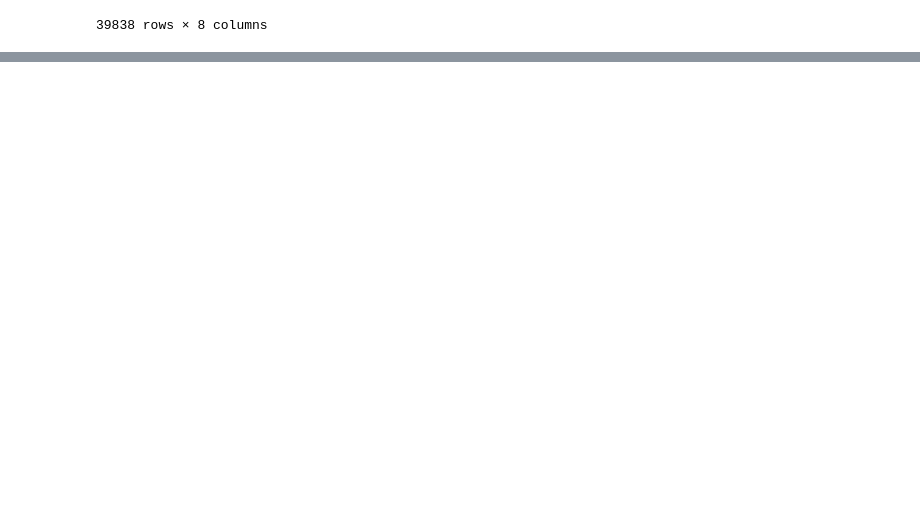
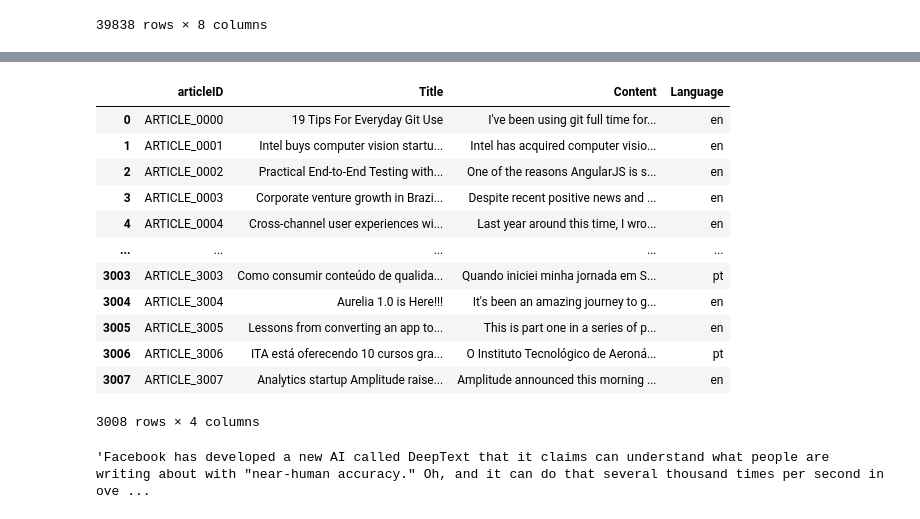
Before and after one commit to jayiuk/article_recsys, a Jupyter notebook: data_pre.ipynb, the cells around one changed output, grey strips where cells are left out. Drawn from its saved outputs; the diff is of its cells as text; code cells hidden in the pictures; blank space fills up the shorter version.

```diff
--- a/data_pre.ipynb
+++ b/data_pre.ipynb
@@ -345,0 +362,21 @@ view_arti_c[view_arti_c.duplicated(['articleID'], keep = 'first')]
+# %%
+arti_use = arti[['articleID', 'Title', 'Content', 'Language']]
+arti_use
+# %% [output]
+|  | articleID | Title | Content | Language |
+| 0 | ARTICLE_0000 | 19 Tips For Everyday Git Use | I've been using git full time for... | en |
+| 1 | ARTICLE_0001 | Intel buys computer vision startu... | Intel has acquired computer visio... | en |
+| 2 | ARTICLE_0002 | Practical End-to-End Testing with... | One of the reasons AngularJS is s... | en |
+| 3 | ARTICLE_0003 | Corporate venture growth in Brazi... | Despite recent positive news and ... | en |
+| 4 | ARTICLE_0004 | Cross-channel user experiences wi... | Last year around this time, I wro... | en |
+| ... | ... | ... | ... | ... |
+| 3003 | ARTICLE_3003 | Como consumir conteúdo de qualida... | Quando iniciei minha jornada em S... | pt |
+| 3004 | ARTICLE_3004 | Aurelia 1.0 is Here!!! | It's been an amazing journey to g... | en |
+| 3005 | ARTICLE_3005 | Lessons from converting an app to... | This is part one in a series of p... | en |
+| 3006 | ARTICLE_3006 | ITA está oferecendo 10 cursos gra... | O Instituto Tecnológico de Aeroná... | pt |
+| 3007 | ARTICLE_3007 | Analytics startup Amplitude raise... | Amplitude announced this morning ... | en |
+3008 rows × 4 columns
+# %%
+view_arti['Content'][0]
+# %% [output]
+'Facebook has developed a new AI called DeepText that it claims can understand what people are writing about with "near-human accuracy." Oh, and it can do that several thousand times per second in ove ...
```
Also changed, not shown: parts of 1 cell of this notebook, 1 other file.
